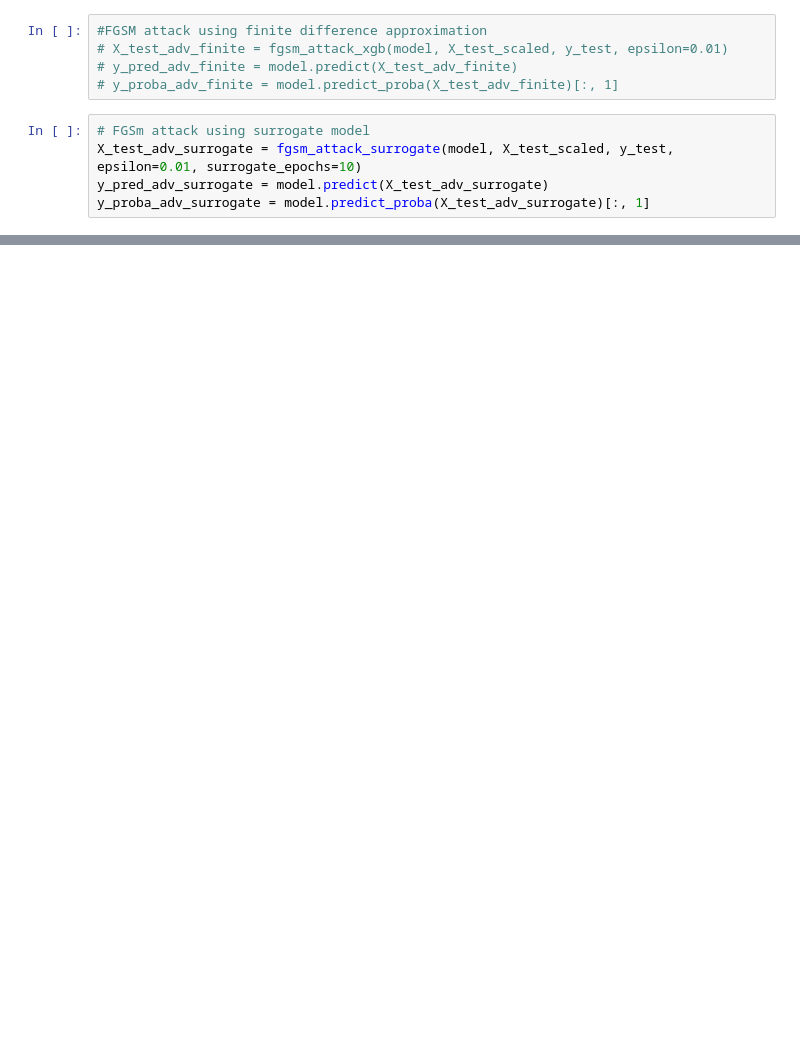
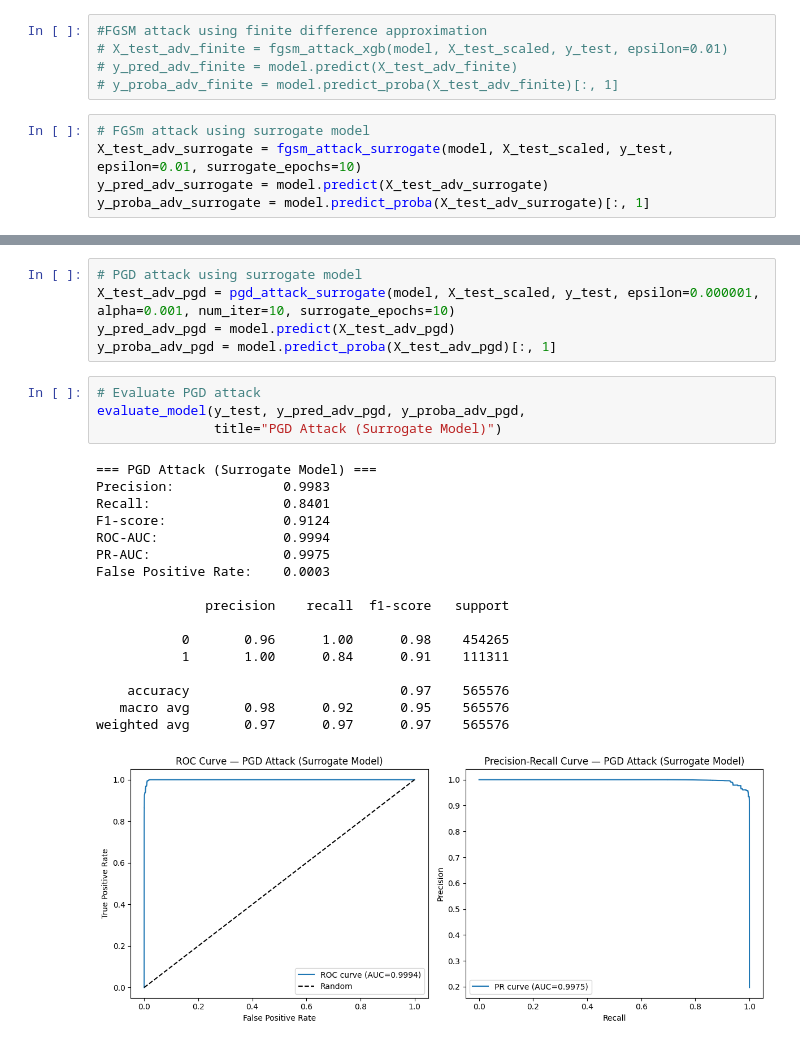
Before and after one commit to Karamoko27/ELG5271-Project-Adaptive-and-Failure-Aware-Adversarial-Defense-for-ML-Based-IDS, a Jupyter notebook: nids.ipynb, the cells around one changed output, grey strips where cells are left out. Drawn from its saved outputs; the diff is of its cells as text; blank space fills up the shorter version.

```diff
--- a/nids.ipynb
+++ b/nids.ipynb
@@ -437,0 +572,27 @@ weighted avg       0.84      0.80      0.72    565576
+# %%
+# PGD attack using surrogate model
+X_test_adv_pgd = pgd_attack_surrogate(model, X_test_scaled, y_test, epsilon=0.000001, alpha=0.001, num_iter=10, surrogate_epochs=10)
+y_pred_adv_pgd = model.predict(X_test_adv_pgd)
+y_proba_adv_pgd = model.predict_proba(X_test_adv_pgd)[:, 1]
+# %%
+# Evaluate PGD attack
+evaluate_model(y_test, y_pred_adv_pgd, y_proba_adv_pgd,
+               title="PGD Attack (Surrogate Model)")
+# %% [output]
+=== PGD Attack (Surrogate Model) ===
+Precision:              0.9983
+Recall:                 0.8401
+F1-score:               0.9124
+ROC-AUC:                0.9994
+PR-AUC:                 0.9975
+False Positive Rate:    0.0003
+
+              precision    recall  f1-score   support
+
+           0       0.96      1.00      0.98    454265
+           1       1.00      0.84      0.91    111311
+
+    accuracy                           0.97    565576
+   macro avg       0.98      0.92      0.95    565576
+weighted avg       0.97      0.97      0.97    565576
+[figure, added]
```
Also changed, not shown: parts of 5 cells of this notebook.
